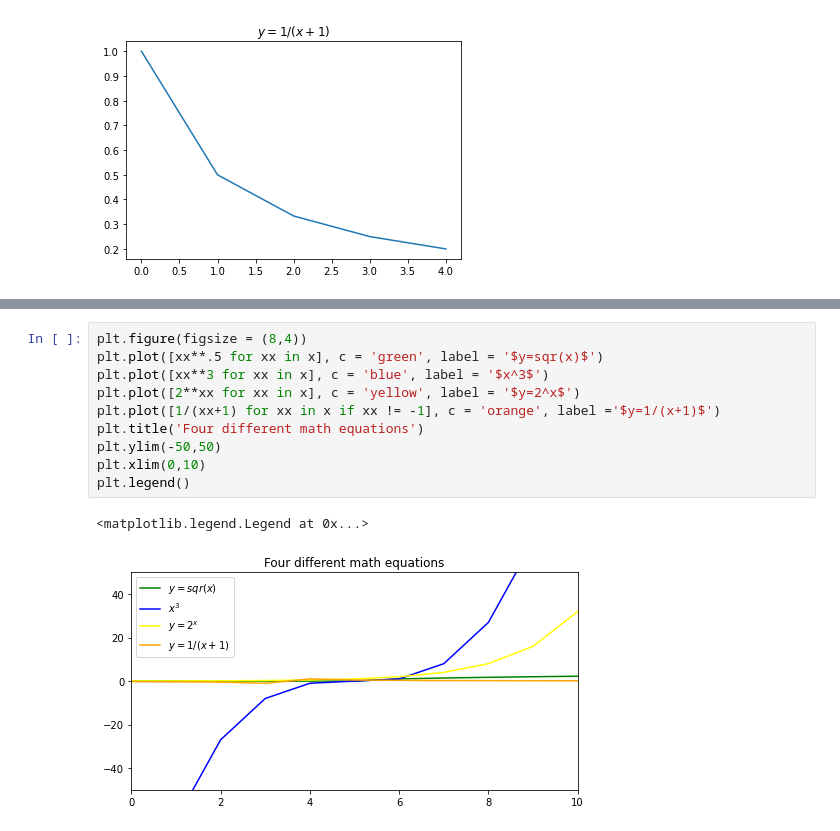
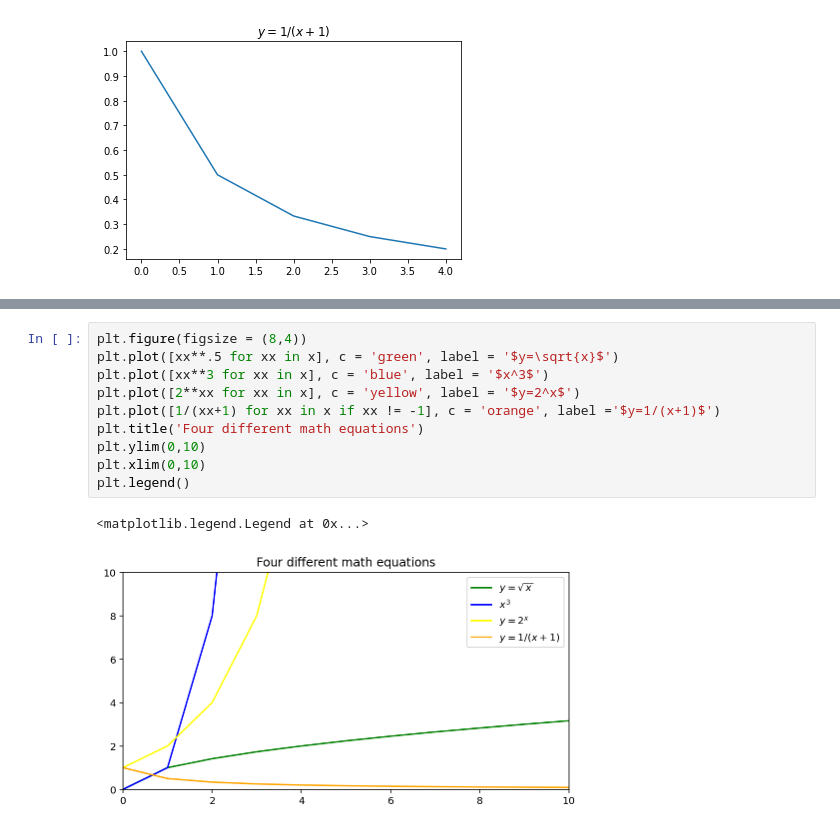
Before and after one commit to richie-p-meyer/numpy-pandas-visualization-exercises, a Jupyter notebook: matplotlib_exercises.ipynb, the cells around one changed output, grey strips where cells are left out. Saved outputs shown, nothing was run; the diff lists cells and outputs as text.

```diff
--- a/matplotlib_exercises.ipynb
+++ b/matplotlib_exercises.ipynb
@@ -71,13 +78,13 @@ plt.subplots_adjust(left=0.1,
 # %%
 plt.figure(figsize = (8,4))
-plt.plot([xx**.5 for xx in x], c = 'green', label = '$y=sqr(x)$')
+plt.plot([xx**.5 for xx in x], c = 'green', label = '$y=\sqrt{x}$')
 plt.plot([xx**3 for xx in x], c = 'blue', label = '$x^3$')
 plt.plot([2**xx for xx in x], c = 'yellow', label = '$y=2^x$')
 plt.plot([1/(xx+1) for xx in x if xx != -1], c = 'orange', label ='$y=1/(x+1)$')
 plt.title('Four different math equations')
-plt.ylim(-50,50)
+plt.ylim(0,10)
 plt.xlim(0,10)
 plt.legend()
 # %% [output]
 <matplotlib.legend.Legend at 0x...>
-[figure, old version]
+[figure, new version]
```
Also changed, not shown: parts of 6 cells of this notebook, 4 other files.
